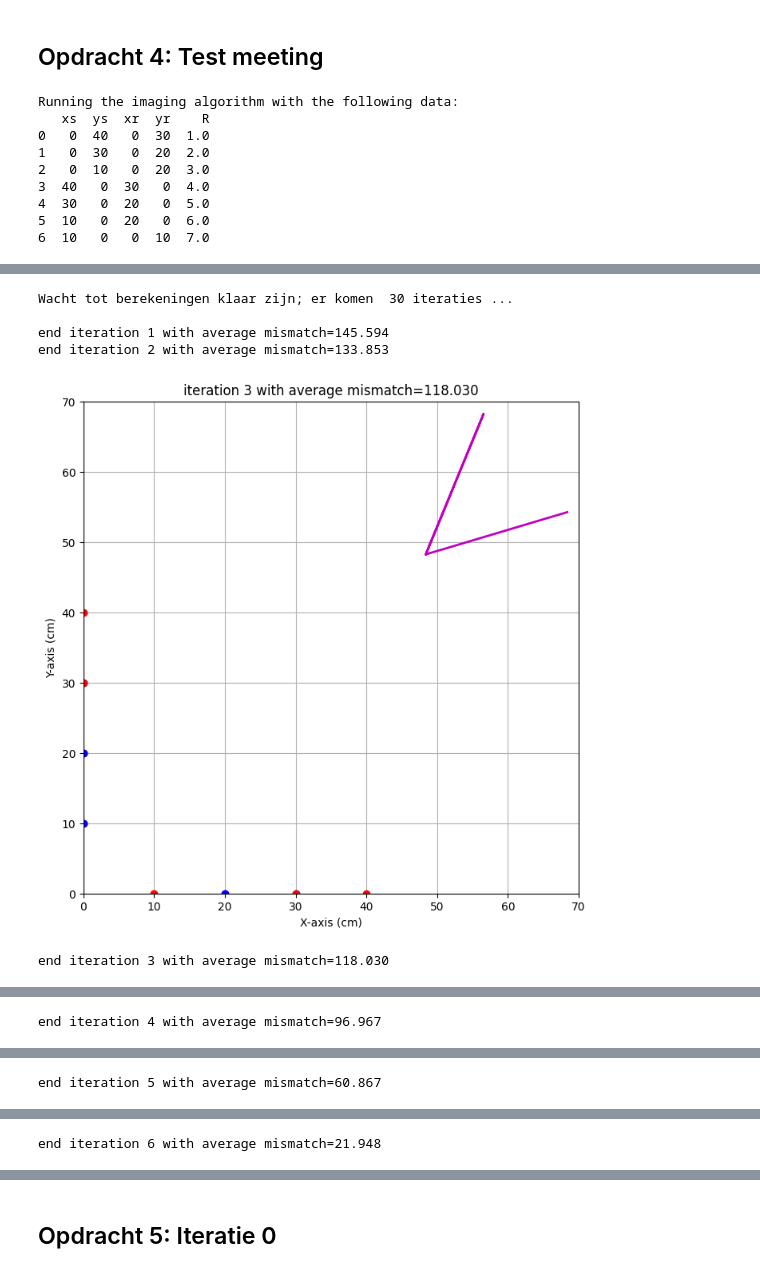
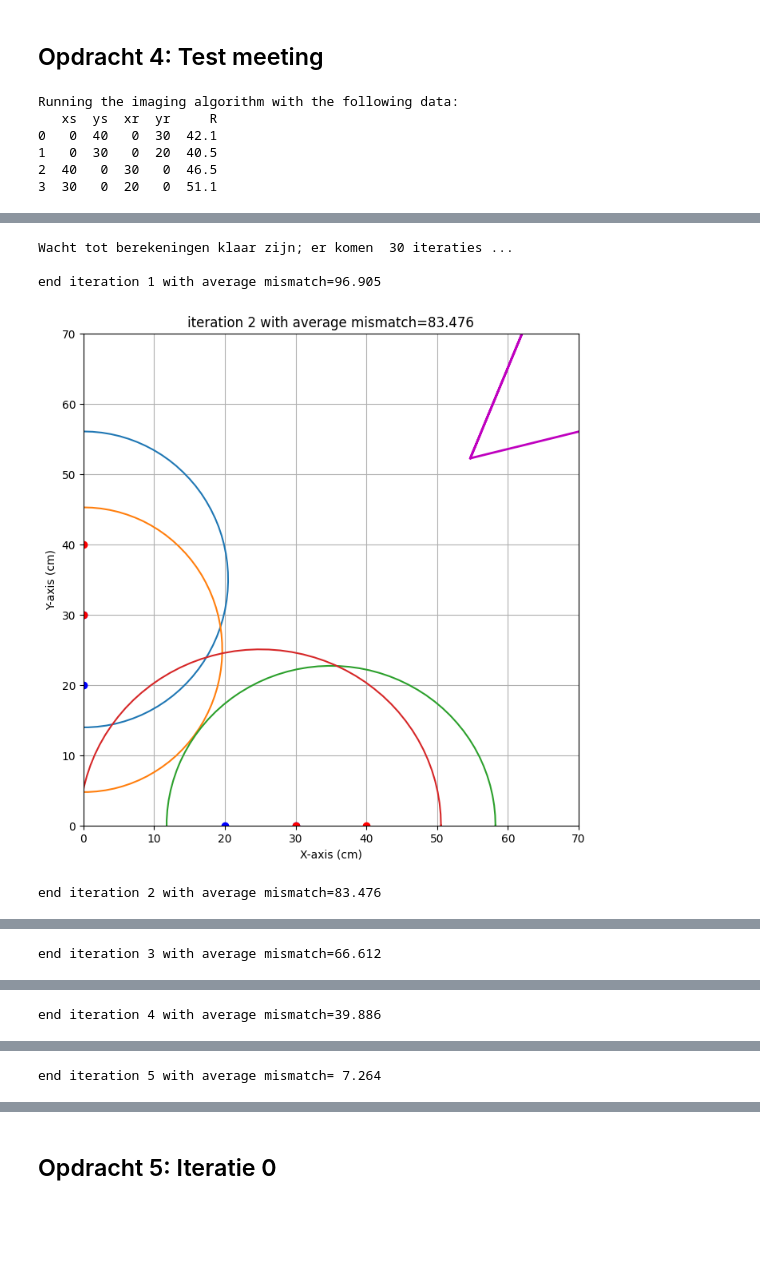
Before and after one commit to korne-Hoendervangers/opdrachten-DEF-D-KorneHoendervangers, a Jupyter notebook: FysiekeOntwerpopdrachten/4OntwerpEenAlgoritmeEchoAkoestisch/DEFOntwerpopdracht4AlgoritmeInvulTemplate.ipynb, the cells around one changed output, grey strips where cells are left out. Cells and saved outputs as stored; diff of their text form; code cells hidden in the pictures; blank space fills up the shorter version.

```diff
--- a/FysiekeOntwerpopdrachten/4OntwerpEenAlgoritmeEchoAkoestisch/DEFOntwerpopdracht4AlgoritmeInvulTemplate.ipynb
+++ b/FysiekeOntwerpopdrachten/4OntwerpEenAlgoritmeEchoAkoestisch/DEFOntwerpopdracht4AlgoritmeInvulTemplate.ipynb
@@ -74,23 +83,20 @@ plt.show()
 
 
 dataSanityCheck = pd.DataFrame(columns=["xs", "ys", "xr", "yr", "R"], data=[
-    [0,40,0,30,1.0],
-    [0,30,0,20,2.0],
-    [0,10,0,20,3.0],
-    [40,0,30,0,4.0],
-    [30,0,20,0,5.0],
-    [10,0,20,0,6.0],
-    [10,0,0,10,7.0]
+    [0,40,0,30,42.10],
+    [0,30,0,20,40.50],
+    # [0,10,0,20,100],#klopt niet is ongeldig
+    [40,0,30,0,46.5],
+    [30,0,20,0,51.1]
+    # [10,0,20,0,120],#te hoog klopt niet is ongeldig
+    # [10,0,0,10,120] # ook te hoog klopt niet
     ])
 
 resultaatSanityCheck = imagingDEF.imagingDEF(dataSanityCheck)
 # %% [output]
 Running the imaging algorithm with the following data:
-   xs  ys  xr  yr    R
-0   0  40   0  30  1.0
-1   0  30   0  20  2.0
-2   0  10   0  20  3.0
-3  40   0  30   0  4.0
-4  30   0  20   0  5.0
-5  10   0  20   0  6.0
-6  10   0   0  10  7.0
+   xs  ys  xr  yr     R
+0   0  40   0  30  42.1
+1   0  30   0  20  40.5
+2  40   0  30   0  46.5
+3  30   0  20   0  51.1
@@ -98,6 +104,5 @@ Running the imaging algorithm with the following data:
 Wacht tot berekeningen klaar zijn; er komen  30 iteraties ...
 
-end iteration 1 with average mismatch=145.594
-end iteration 2 with average mismatch=133.853
+end iteration 1 with average mismatch=96.905
-[figure, old version]
+[figure, new version]
-end iteration 3 with average mismatch=118.030
+end iteration 2 with average mismatch=83.476
@@ -105 +110 @@ end iteration 3 with average mismatch=118.030
-end iteration 4 with average mismatch=96.967
+end iteration 3 with average mismatch=66.612
@@ -107 +112 @@ end iteration 4 with average mismatch=96.967
-end iteration 5 with average mismatch=60.867
+end iteration 4 with average mismatch=39.886
@@ -109 +114 @@ end iteration 5 with average mismatch=60.867
-end iteration 6 with average mismatch=21.948
+end iteration 5 with average mismatch= 7.264
```
Also changed, not shown: parts of 4 cells of this notebook.
